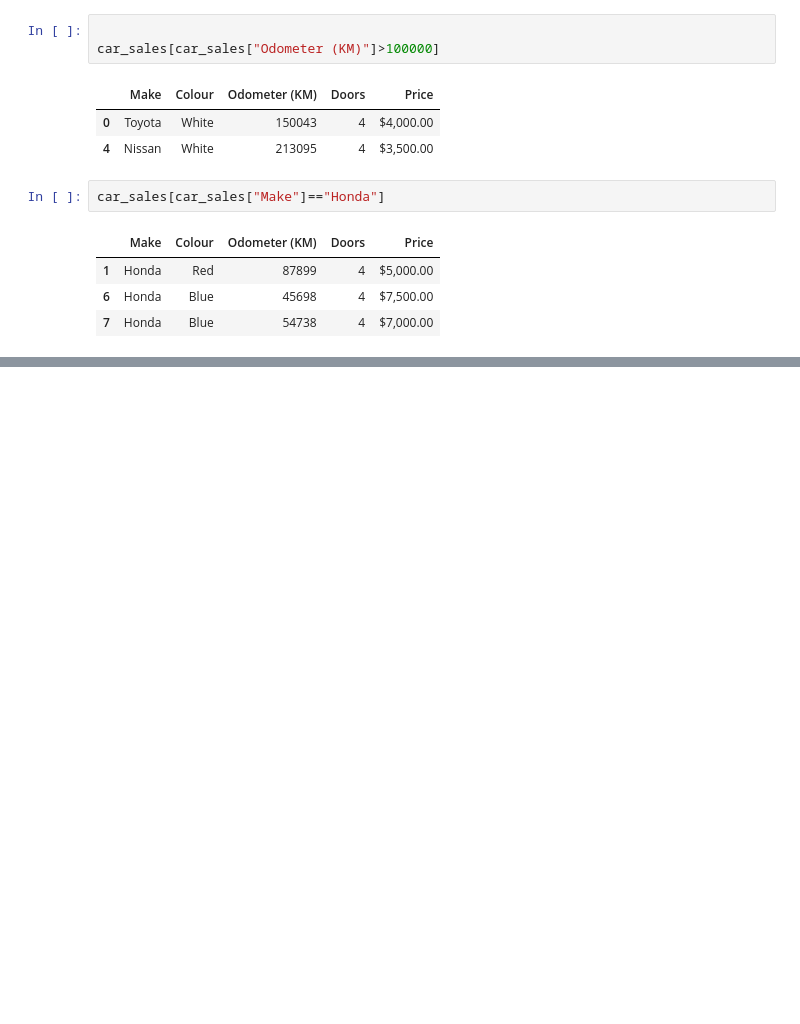
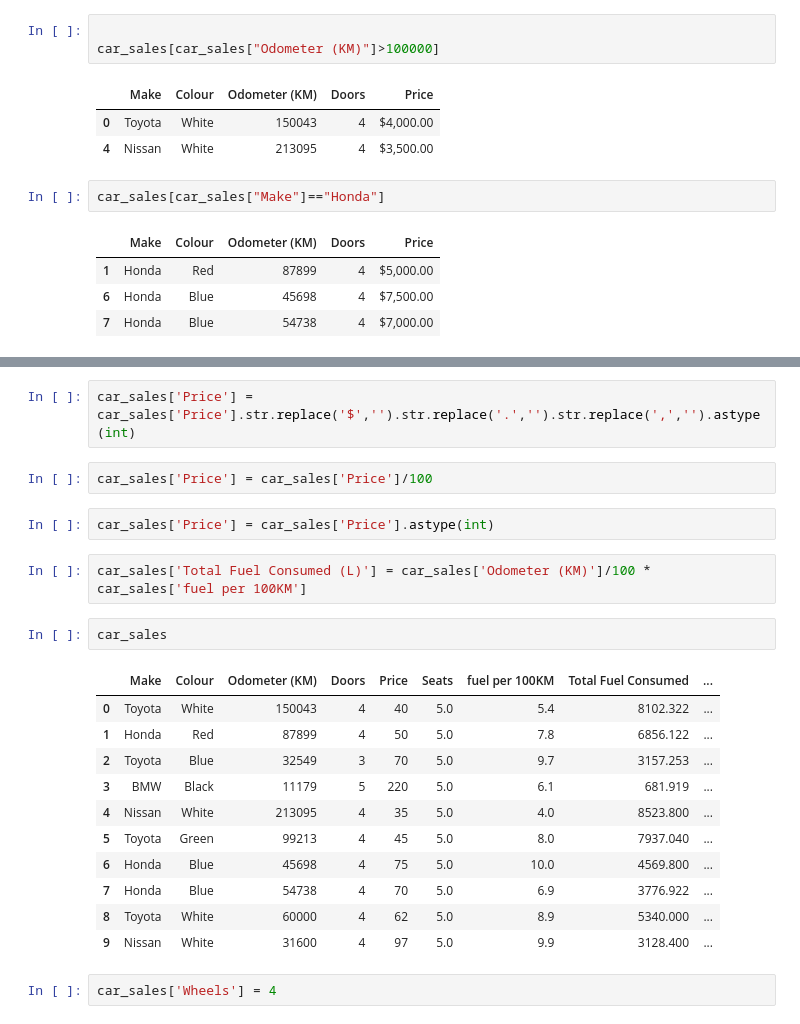
Before and after one commit to mohdali770409/Machine-Learning-Projects, a Jupyter notebook: Introduction to pandas.ipynb, the cells around one changed output, grey strips where cells are left out. Saved outputs shown, nothing was run; the diff lists cells and outputs as text; blank space fills up the shorter version.

```diff
--- a/Introduction to pandas.ipynb
+++ b/Introduction to pandas.ipynb
@@ -256,0 +536,24 @@ car_sales[car_sales["Make"]=="Honda"]
+# %%
+car_sales['Price'] = car_sales['Price'].str.replace('$','').str.replace('.','').str.replace(',','').astype(int)
+# %%
+car_sales['Price'] = car_sales['Price']/100
+# %%
+car_sales['Price'] = car_sales['Price'].astype(int)
+# %%
+car_sales['Total Fuel Consumed (L)'] = car_sales['Odometer (KM)']/100 * car_sales['fuel per 100KM']
+# %%
+car_sales
+# %% [output]
+|  | Make | Colour | Odometer (KM) | Doors | Price | Seats | fuel per 100KM | Total Fuel Consumed | ... |
+| 0 | Toyota | White | 150043 | 4 | 40 | 5.0 | 5.4 | 8102.322 | ... |
+| 1 | Honda | Red | 87899 | 4 | 50 | 5.0 | 7.8 | 6856.122 | ... |
+| 2 | Toyota | Blue | 32549 | 3 | 70 | 5.0 | 9.7 | 3157.253 | ... |
+| 3 | BMW | Black | 11179 | 5 | 220 | 5.0 | 6.1 | 681.919 | ... |
+| 4 | Nissan | White | 213095 | 4 | 35 | 5.0 | 4.0 | 8523.800 | ... |
+| 5 | Toyota | Green | 99213 | 4 | 45 | 5.0 | 8.0 | 7937.040 | ... |
+| 6 | Honda | Blue | 45698 | 4 | 75 | 5.0 | 10.0 | 4569.800 | ... |
+| 7 | Honda | Blue | 54738 | 4 | 70 | 5.0 | 6.9 | 3776.922 | ... |
+| 8 | Toyota | White | 60000 | 4 | 62 | 5.0 | 8.9 | 5340.000 | ... |
+| 9 | Nissan | White | 31600 | 4 | 97 | 5.0 | 9.9 | 3128.400 | ... |
+# %%
+car_sales['Wheels'] = 4
```
Also changed, not shown: parts of 48 cells of this notebook.
